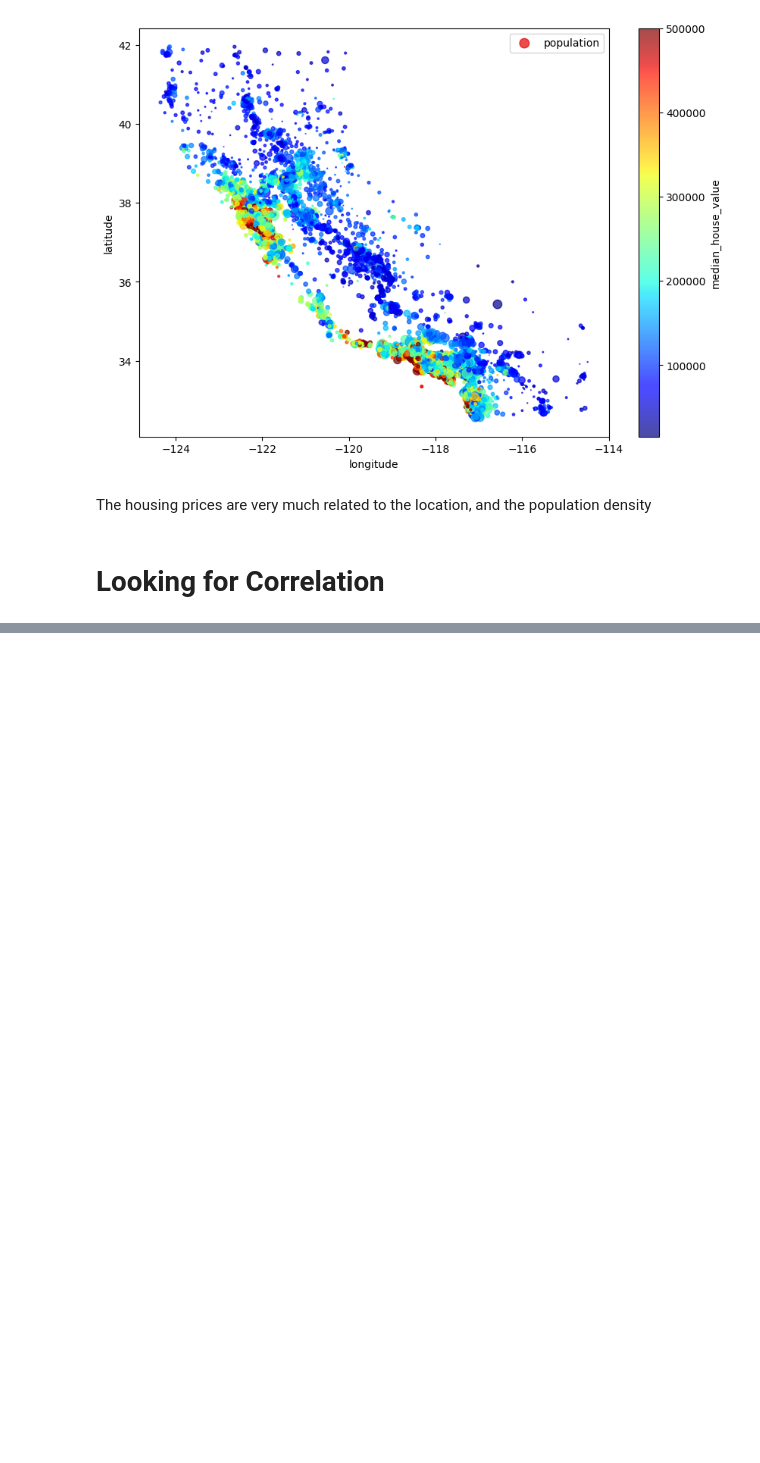
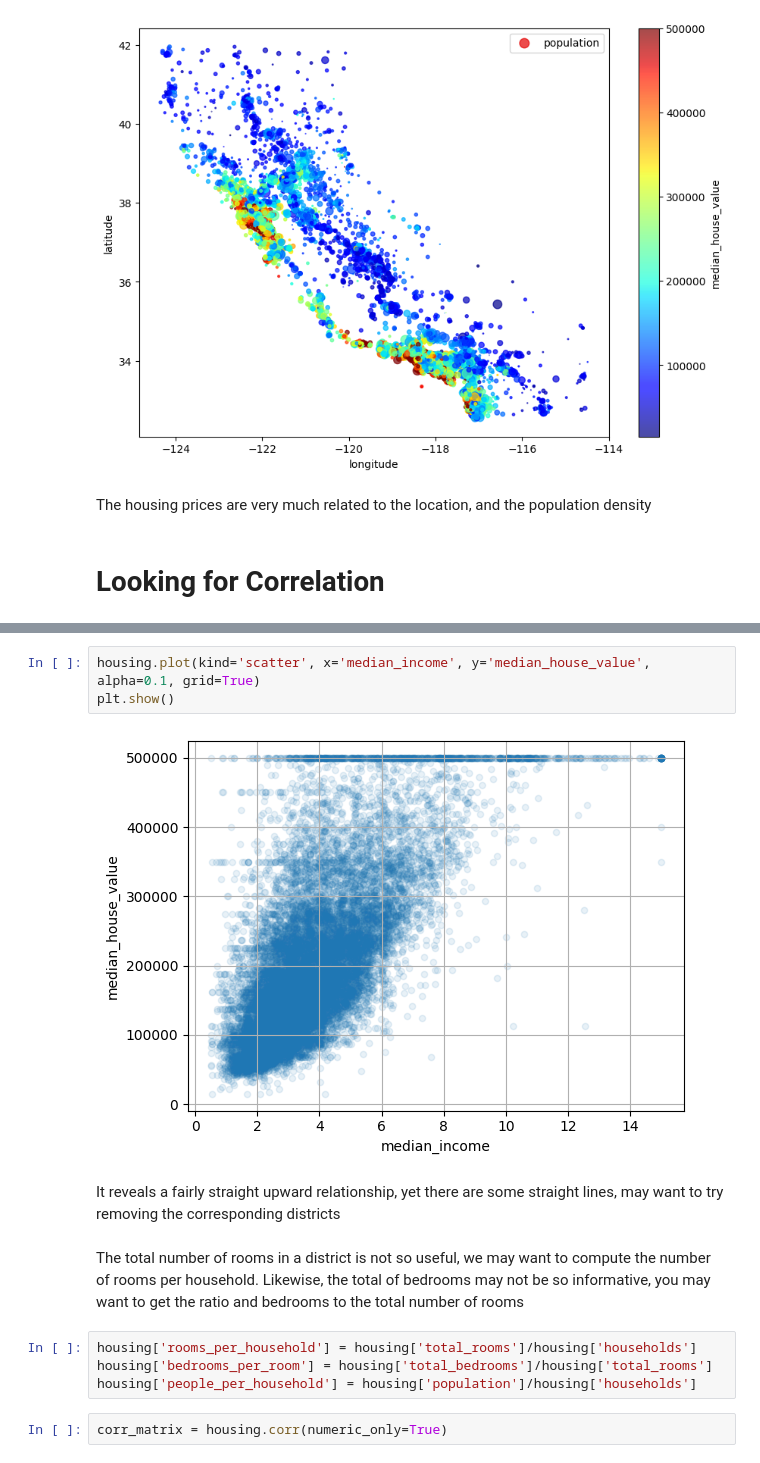
Before and after one commit to trhieu2/hands-on-ml-practices, a Jupyter notebook: end_to_end_price_prediction.ipynb, the cells around one changed output, grey strips where cells are left out. Drawn from its saved outputs; the diff is of its cells as text; blank space fills up the shorter version.

```diff
--- a/end_to_end_price_prediction.ipynb
+++ b/end_to_end_price_prediction.ipynb
@@ -172,0 +190,15 @@ The housing prices are very much related to the location, and the population den
+# %%
+housing.plot(kind='scatter', x='median_income', y='median_house_value', alpha=0.1, grid=True)
+plt.show()
+# %% [output]
+[figure, added]
+# %% [markdown]
+It reveals a fairly straight upward relationship, yet there are some straight lines, may want to try removing the corresponding districts
+# %% [markdown]
+The total number of rooms in a district is not so useful, we may want to compute the number of rooms per household. Likewise, the total of bedrooms may not be so informative, you may want to get the ratio and bedrooms to the total number of rooms
+# %%
+housing['rooms_per_household'] = housing['total_rooms']/housing['households']
+housing['bedrooms_per_room'] = housing['total_bedrooms']/housing['total_rooms']
+housing['people_per_household'] = housing['population']/housing['households']
+# %%
+corr_matrix = housing.corr(numeric_only=True)
```
Also changed, not shown: parts of 23 cells of this notebook.
